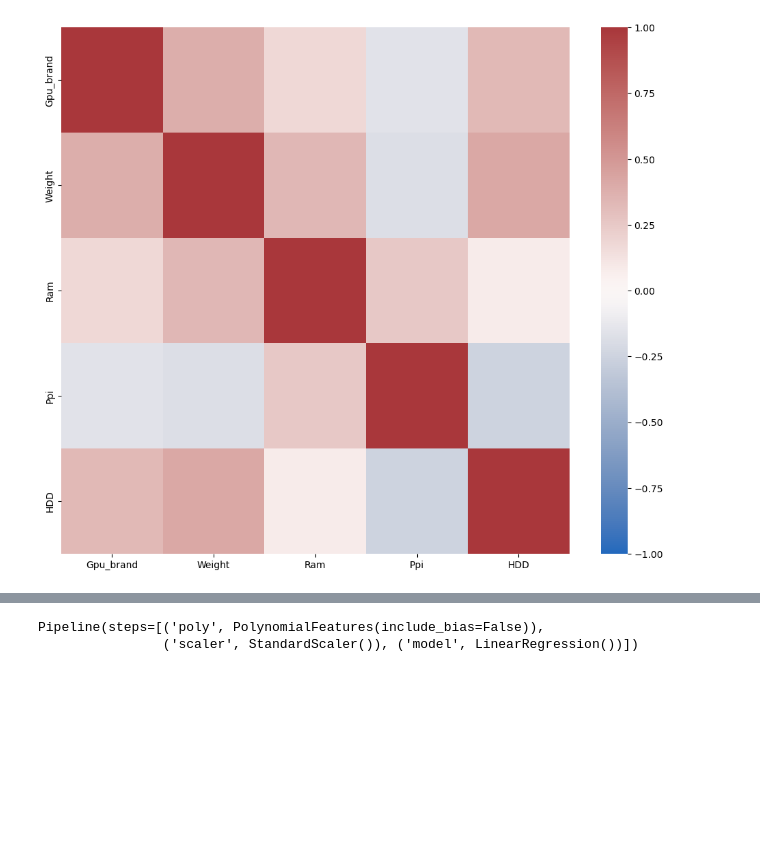
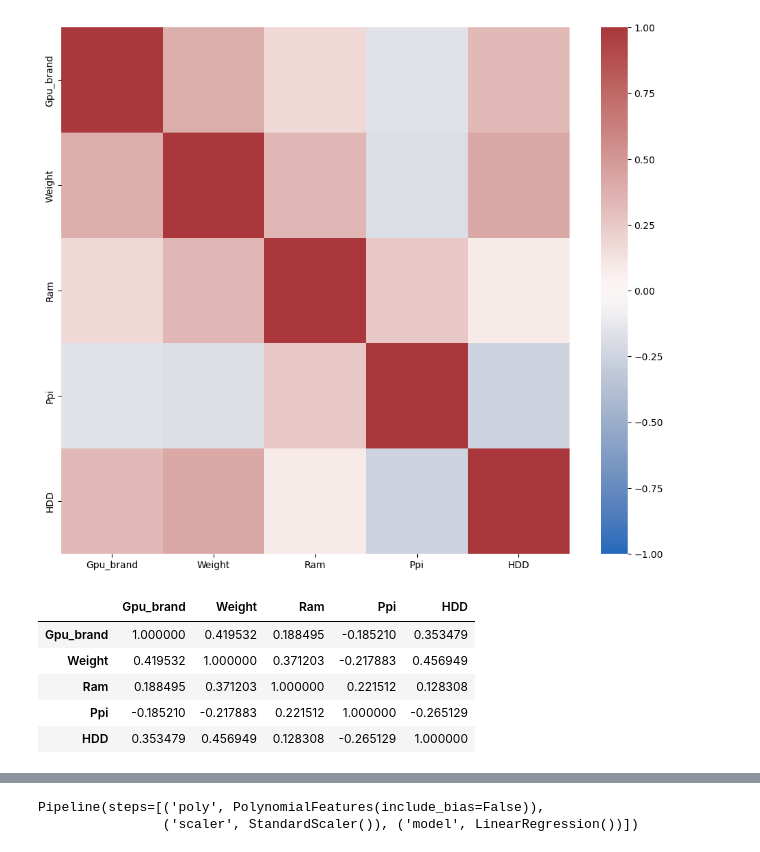
Before and after one commit to jf-garciam1/Lab-BI, a Jupyter notebook: Lab2/Lab2.ipynb, the cells around one changed output, grey strips where cells are left out. Drawn from its saved outputs; the diff is of its cells as text; code cells hidden in the pictures; blank space fills up the shorter version.

```diff
--- a/Lab2/Lab2.ipynb
+++ b/Lab2/Lab2.ipynb
@@ -678,3 +679,12 @@ sns.heatmap(df_pc[features].corr(), cmap = 'vlag', vmin = -1, vmax = 1)
 # %% [output]
 <Axes: >
 [figure]
+# %%
+ X_train[features].corr()
+# %% [output]
+|  | Gpu_brand | Weight | Ram | Ppi | HDD |
+| Gpu_brand | 1.000000 | 0.419532 | 0.188495 | -0.185210 | 0.353479 |
+| Weight | 0.419532 | 1.000000 | 0.371203 | -0.217883 | 0.456949 |
+| Ram | 0.188495 | 0.371203 | 1.000000 | 0.221512 | 0.128308 |
+| Ppi | -0.185210 | -0.217883 | 0.221512 | 1.000000 | -0.265129 |
+| HDD | 0.353479 | 0.456949 | 0.128308 | -0.265129 | 1.000000 |
```
Also changed, not shown: parts of 7 cells of this notebook, 1 other file.
